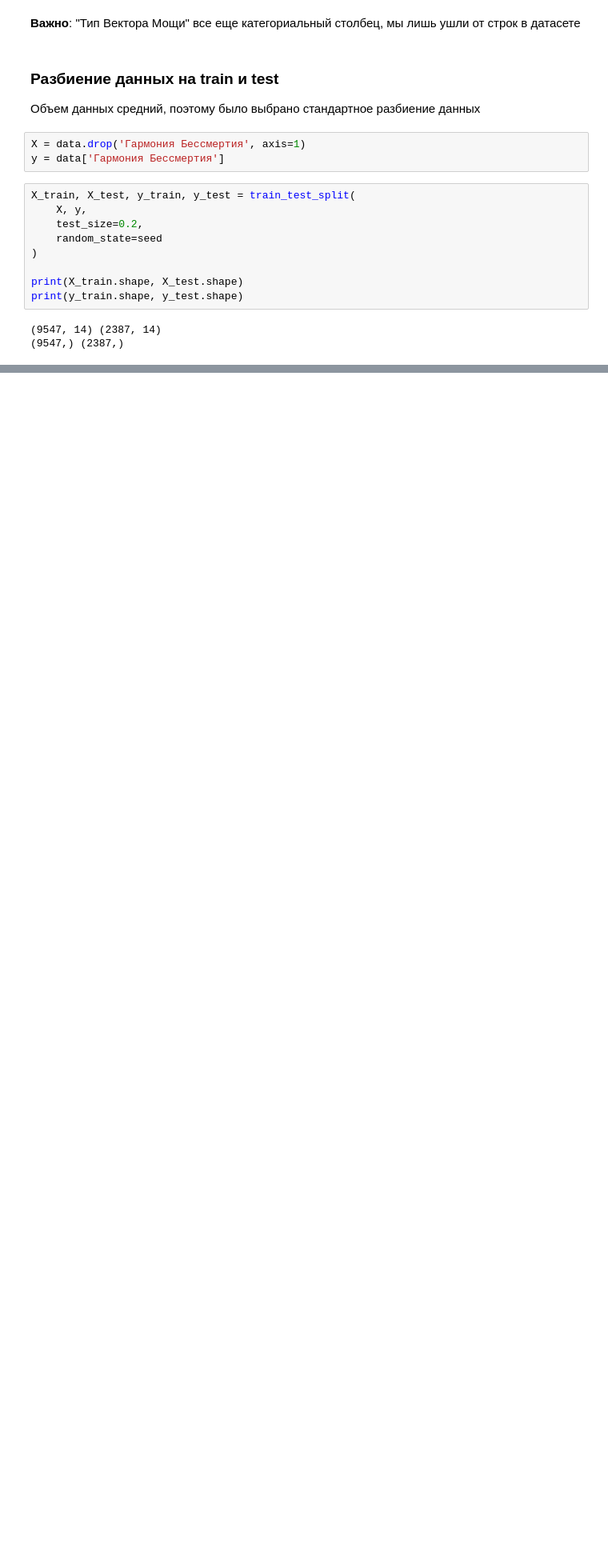
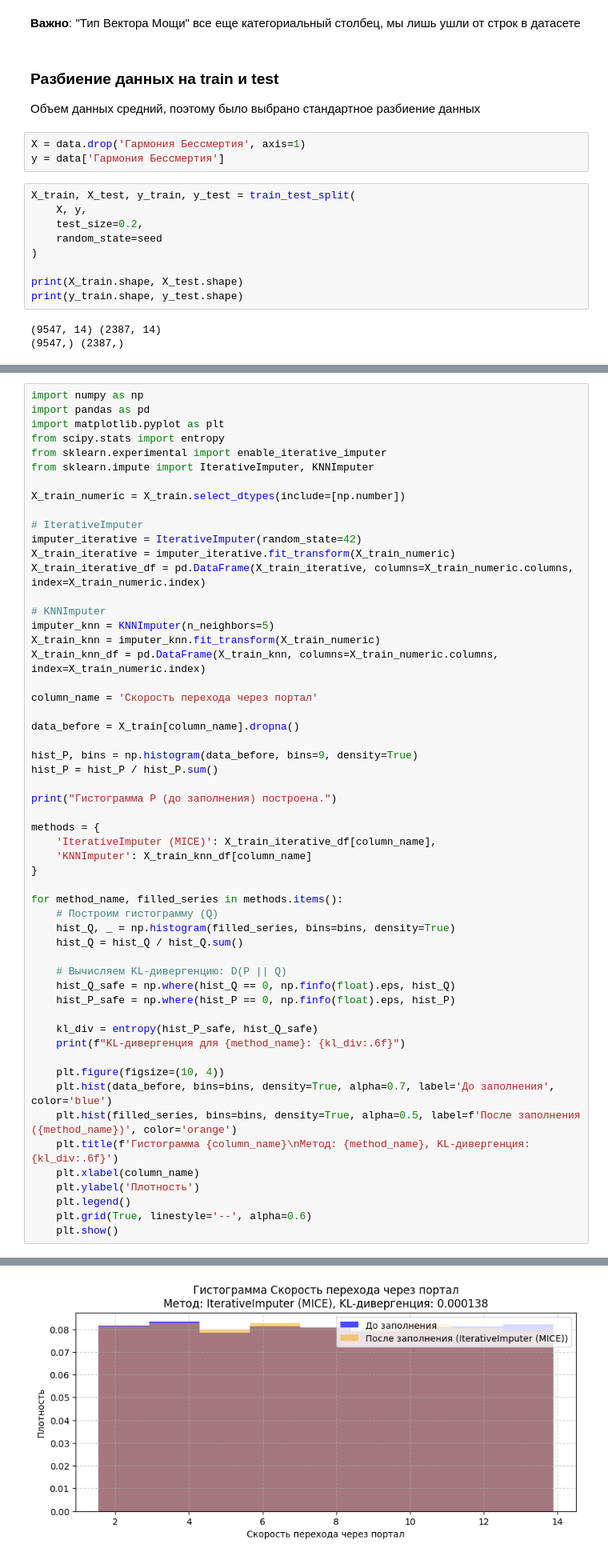
Before and after one commit to smnk-1/data-practicum, a Jupyter notebook: data_preprocessing.ipynb, the cells around one changed output, grey strips where cells are left out. Shown at 80% size. Saved outputs shown, nothing was run; the diff lists cells and outputs as text; blank space fills up the shorter version.

```diff
--- a/data_preprocessing.ipynb
+++ b/data_preprocessing.ipynb
@@ -299,0 +434,56 @@ print(y_train.shape, y_test.shape)
+# %%
+import numpy as np
+import pandas as pd
+import matplotlib.pyplot as plt
+from scipy.stats import entropy
+from sklearn.experimental import enable_iterative_imputer
+from sklearn.impute import IterativeImputer, KNNImputer
+
+X_train_numeric = X_train.select_dtypes(include=[np.number])
+
+# IterativeImputer
+imputer_iterative = IterativeImputer(random_state=42)
+X_train_iterative = imputer_iterative.fit_transform(X_train_numeric)
+X_train_iterative_df = pd.DataFrame(X_train_iterative, columns=X_train_numeric.columns, index=X_train_numeric.index)
+
+# KNNImputer
+imputer_knn = KNNImputer(n_neighbors=5)
+X_train_knn = imputer_knn.fit_transform(X_train_numeric)
+X_train_knn_df = pd.DataFrame(X_train_knn, columns=X_train_numeric.columns, index=X_train_numeric.index)
+
+column_name = 'Скорость перехода через портал'
+
+data_before = X_train[column_name].dropna()
+
+hist_P, bins = np.histogram(data_before, bins=9, density=True)
+hist_P = hist_P / hist_P.sum()
+
+print("Гистограмма P (до заполнения) построена.")
+
+methods = {
+    'IterativeImputer (MICE)': X_train_iterative_df[column_name],
+    'KNNImputer': X_train_knn_df[column_name]
+}
+
+for method_name, filled_series in methods.items():
+    # Построим гистограмму (Q)
+    hist_Q, _ = np.histogram(filled_series, bins=bins, density=True)
+    hist_Q = hist_Q / hist_Q.sum()
+
+    # Вычисляем KL-дивергенцию: D(P || Q)
+    hist_Q_safe = np.where(hist_Q == 0, np.finfo(float).eps, hist_Q)
+    hist_P_safe = np.where(hist_P == 0, np.finfo(float).eps, hist_P)
+
+    kl_div = entropy(hist_P_safe, hist_Q_safe)
+    print(f"KL-дивергенция для {method_name}: {kl_div:.6f}")
+
+    plt.figure(figsize=(10, 4))
+    plt.hist(data_before, bins=bins, density=True, alpha=0.7, label='До заполнения', color='blue')
+    plt.hist(filled_series, bins=bins, density=True, alpha=0.5, label=f'После заполнения ({method_name})', color='orange')
+    plt.title(f'Гистограмма {column_name}\nМетод: {method_name}, KL-дивергенция: {kl_div:.6f}')
+    plt.xlabel(column_name)
+    plt.ylabel('Плотность')
+    plt.legend()
+    plt.grid(True, linestyle='--', alpha=0.6)
+    plt.show()
+# %% [output]
@@ -299,0 +492 @@ print(y_train.shape, y_test.shape)
+[figure, added]
```
Also changed, not shown: parts of 16 cells of this notebook.
